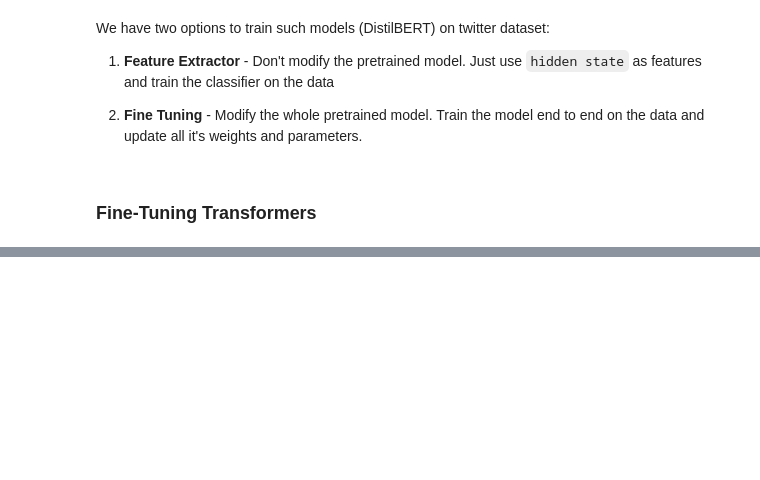
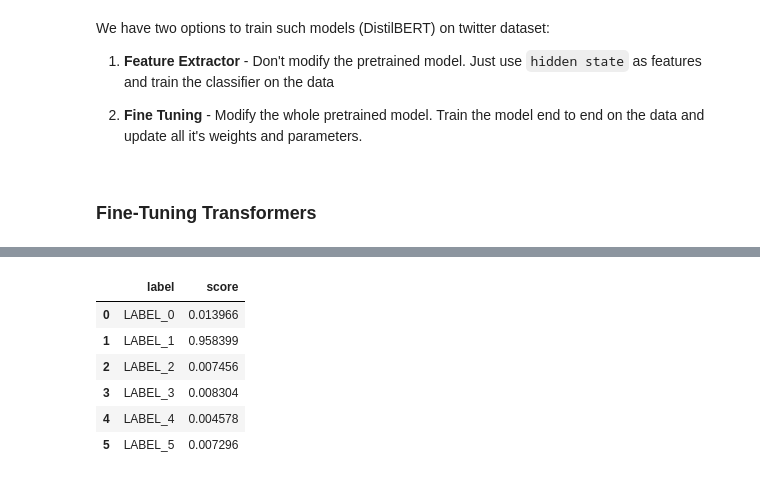
Before and after one commit to edilbertojr/EmotionAI, a Jupyter notebook: research/emotionai.ipynb, the cells around one changed output, grey strips where cells are left out. Saved outputs shown, nothing was run; the diff lists cells and outputs as text; code cells hidden in the pictures; blank space fills up the shorter version.

```diff
--- a/research/emotionai.ipynb
+++ b/research/emotionai.ipynb
@@ -508,0 +722,14 @@ We have two options to train such models (DistilBERT) on twitter dataset:
+# %%
+import pandas as pd
+import matplotlib.pyplot as plt
+
+preds_df = pd.DataFrame(preds[0])
+preds_df
+# %% [output]
+|  | label | score |
+| 0 | LABEL_0 | 0.013966 |
+| 1 | LABEL_1 | 0.958399 |
+| 2 | LABEL_2 | 0.007456 |
+| 3 | LABEL_3 | 0.008304 |
+| 4 | LABEL_4 | 0.004578 |
+| 5 | LABEL_5 | 0.007296 |
```
Also changed, not shown: parts of 32 cells of this notebook.
